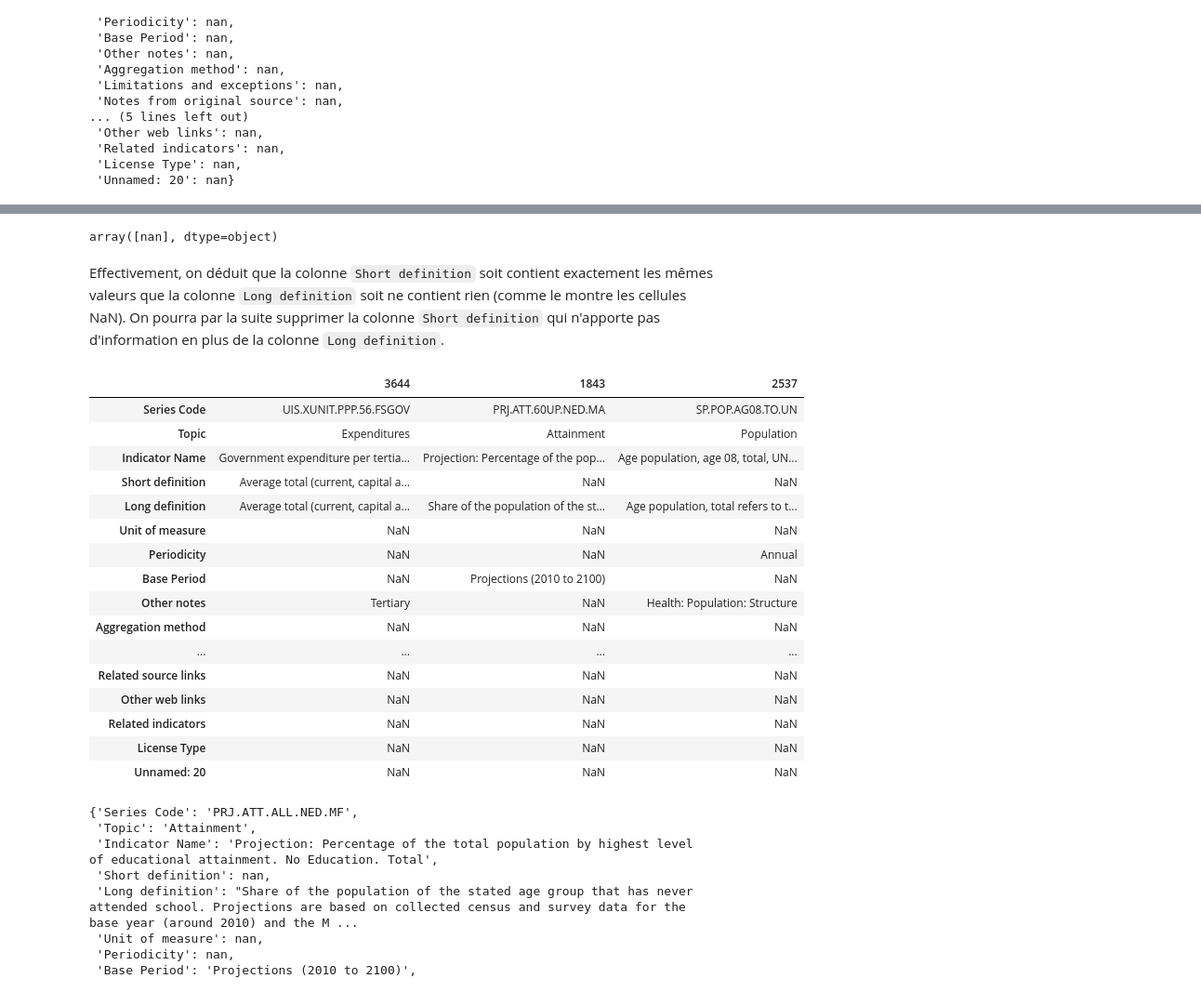
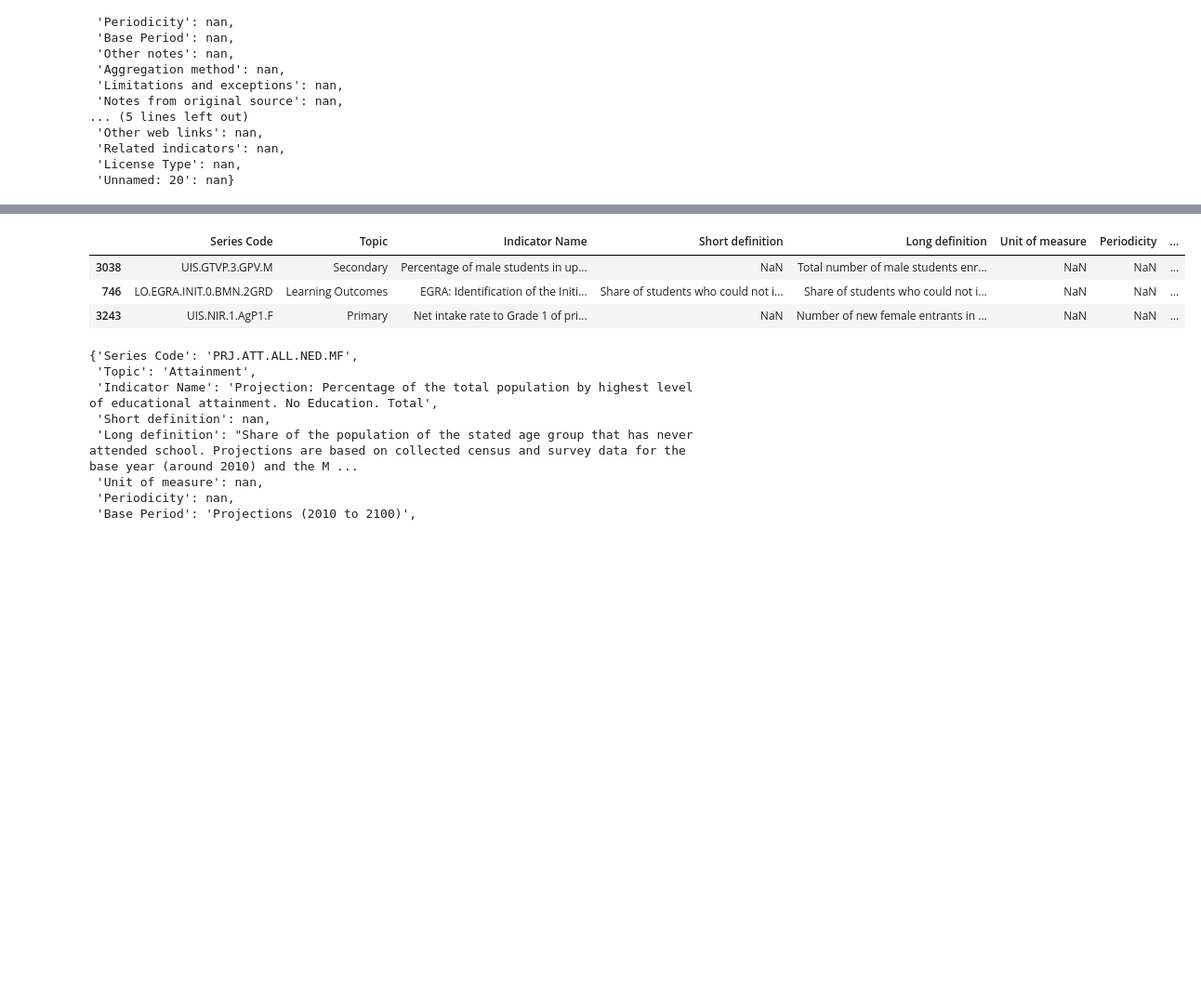
Before and after one commit to elochn/projets-openclassroom-fr, a Jupyter notebook: Projet2/Projet 2 - Analysez les données de systèmes éducatifs.ipynb, the cells around one changed output, grey strips where cells are left out. Shown at 93% size. Cells and saved outputs as stored; diff of their text form; code cells hidden in the pictures; blank space fills up the shorter version.

```diff
--- a/Projet2/Projet 2 - Analysez les données de systèmes éducatifs.ipynb
+++ b/Projet2/Projet 2 - Analysez les données de systèmes éducatifs.ipynb
@@ -114,35 +119,12 @@ df_series[df_series['Short definition'] != df_series['Short definition']]
-# %%
-# La colonne 'Short definition' semble ne comporter que des NaN à première vue
-# C'est ce que l'on va vérifier
-
-df_series[df_series['Short definition'] != df_series['Short definition']]['Short definition'].unique()
-# %% [output]
-array([nan], dtype=object)
-# %% [markdown]
-Effectivement, on déduit que la colonne `Short definition` soit contient exactement les mêmes valeurs que la colonne `Long definition` soit ne contient rien (comme le montre les cellules NaN).
-On pourra par la suite supprimer la colonne `Short definition` qui n'apporte pas d'information en plus de la colonne `Long definition`.
 # %%
 # Afficher complètement 3 lignes au hasard
 with pd.option_context('display.max_columns', None,
                        'display.max_colwidth', None,
                        'display.width', None):
-    display(pd.DataFrame(df_series.sample(3).T))
+    display(pd.DataFrame(df_series.sample(3)))
 # %% [output]
-|  | 3644 | 1843 | 2537 |
-| Series Code | UIS.XUNIT.PPP.56.FSGOV | PRJ.ATT.60UP.NED.MA | SP.POP.AG08.TO.UN |
-| Topic | Expenditures | Attainment | Population |
-| Indicator Name | Government expenditure per tertia... | Projection: Percentage of the pop... | Age population, age 08, total, UN... |
-| Short definition | Average total (current, capital a... | NaN | NaN |
-| Long definition | Average total (current, capital a... | Share of the population of the st... | Age population, total refers to t... |
-| Unit of measure | NaN | NaN | NaN |
-| Periodicity | NaN | NaN | Annual |
-| Base Period | NaN | Projections (2010 to 2100) | NaN |
-| Other notes | Tertiary | NaN | Health: Population: Structure |
-| Aggregation method | NaN | NaN | NaN |
-| ... | ... | ... | ... |
-| Related source links | NaN | NaN | NaN |
-| Other web links | NaN | NaN | NaN |
-| Related indicators | NaN | NaN | NaN |
-| License Type | NaN | NaN | NaN |
-| Unnamed: 20 | NaN | NaN | NaN |
+|  | Series Code | Topic | Indicator Name | Short definition | Long definition | Unit of measure | Periodicity | ... |
+| 3038 | UIS.GTVP.3.GPV.M | Secondary | Percentage of male students in up... | NaN | Total number of male students enr... | NaN | NaN | ... |
+| 746 | LO.EGRA.INIT.0.BMN.2GRD | Learning Outcomes | EGRA: Identification of the Initi... | Share of students who could not i... | Share of students who could not i... | NaN | NaN | ... |
+| 3243 | UIS.NIR.1.AgP1.F | Primary | Net intake rate to Grade 1 of pri... | NaN | Number of new female entrants in ... | NaN | NaN | ... |
 # %%
```
Also changed, not shown: parts of 59 cells of this notebook, 2 other files.
